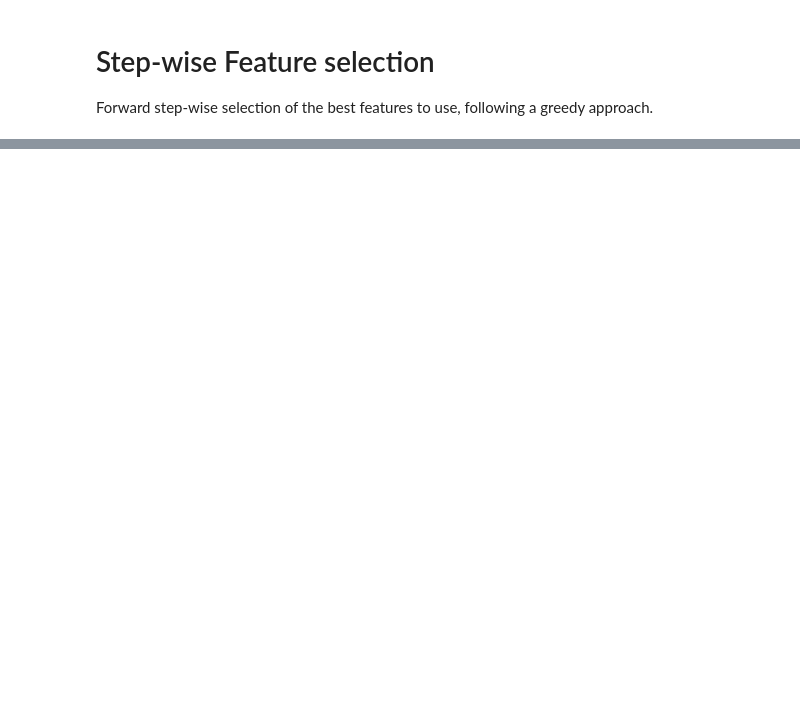
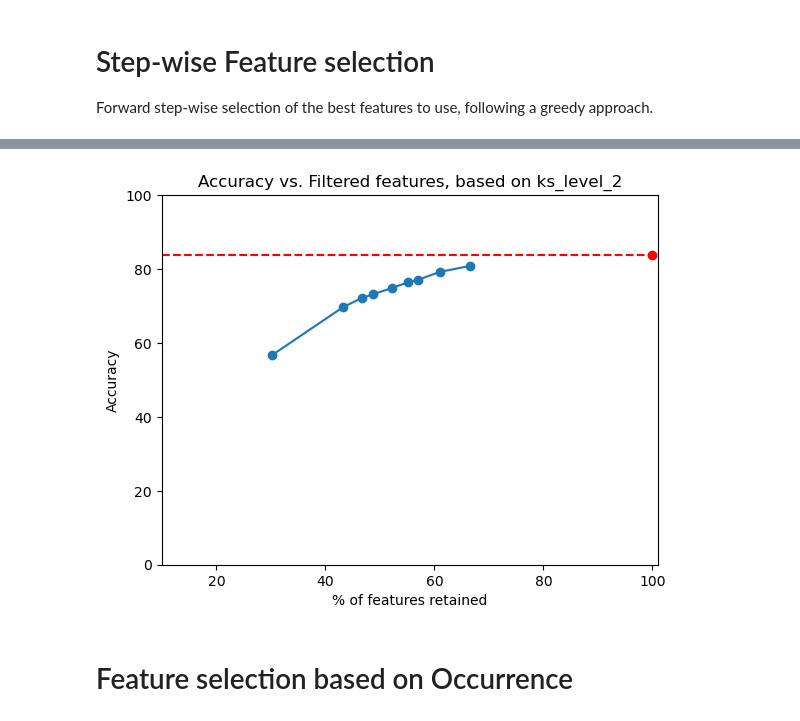
Before and after one commit to DavideLigari/disease-prediction, a Jupyter notebook: code/prediction_model/feature_selection.ipynb, the cells around one changed output, grey strips where cells are left out. Cells and saved outputs as stored; diff of their text form; code cells hidden in the pictures; blank space fills up the shorter version.

Commit message:
updated feature selection

```diff
--- a/code/prediction_model/feature_selection.ipynb
+++ b/code/prediction_model/feature_selection.ipynb
@@ -140,0 +151,32 @@ accuracies
+# %%
+# Feature selection based on a specific criterion
+
+# Compute the threshold
+threshold_feature = "ks_level_2"
+
+thr_data_unsampled = np.load(path+threshold_feature+".npz")
+thr_data = thr_data_unsampled['X'][sampled_indices, :]
+
+percentiles = np.percentile(np.mean(thr_data, axis=1), np.linspace(100, 10, 9), axis=0)
+
+used_features = copy.deepcopy([features[i] for i in already_used_features[:np.argmax(accuracies)]])
+
+accuracies_filt = []
+percentages = []
+for perc in percentiles:
+    filtered_coefficients = np.where(np.mean(thr_data, axis=0) > perc/2)[0]
+    if filtered_coefficients.size == 0:
+        continue
+    X = np.hstack([f[:, filtered_coefficients] for f in used_features])
+    data_percentage = filtered_coefficients.shape[0]/thr_data.shape[1]
+
+    # Perform logistic regression and compute accuracy
+    X_train, X_test, y_train, y_test = train_test_split(X, labels, test_size=0.2, random_state=42)
+    model_ = clone(model)
+    model_.fit(X_train, y_train)
+    y_pred = model_.predict(X_test)
+    accuracy = accuracy_score(y_test, y_pred)
+
+    print(f"Accuracy = {accuracy*100:4.2f}; retained features = {data_percentage*100:4.2f}%")
+    accuracies_filt.append(accuracy)
+    percentages.append(data_percentage)
@@ -140,0 +193,15 @@ accuracies
+# %%
+# Plot accuracies for each model
+plt.plot(np.array(percentages)*100, np.array(accuracies_filt)*100, marker='o')
+plt.axhline(y=np.max(accuracies)*100, color='r', linestyle='--', label='')
+plt.plot(100, np.max(accuracies)*100, color='r', marker='o')
+plt.xlabel('% of features retained')
+plt.ylabel('Accuracy')
+plt.ylim(0, 100)
+plt.xlim(10, 101)
+plt.title('Accuracy vs. Filtered features, based on '+threshold_feature)
+plt.show()
+# %% [output]
+[figure, added]
+# %% [markdown]
+# Feature selection based on Occurrence
```
Also changed, not shown: parts of 10 cells of this notebook.
